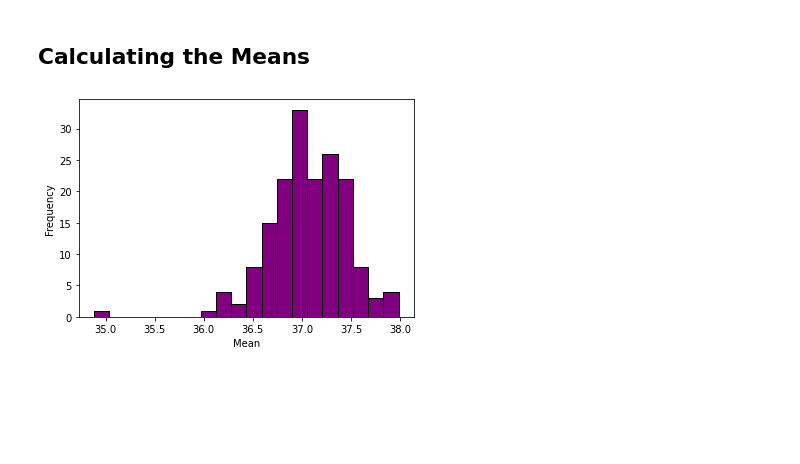
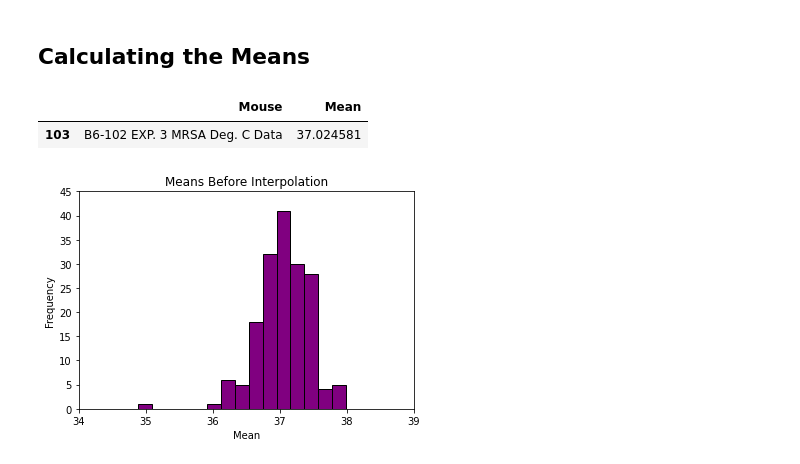
Before and after one commit to sheyaa/caterpillar_mset, a Jupyter notebook: Time_Series_and_Mean.ipynb, the cells around one changed output. Saved outputs shown, nothing was run; the diff lists cells and outputs as text; code cells hidden in the pictures; blank space fills up the shorter version.

Commit message:
Calculated updated means

```diff
--- a/Time_Series_and_Mean.ipynb
+++ b/Time_Series_and_Mean.ipynb
@@ -71,31 +71,44 @@ for i in range(len(min)):
         ax.legend() # name of the mouse
         suffix = str(i).zfill(4)
 
+
         # Add a horizontal line for the mean value
         plt.axhline(mean_value, color='r', linestyle='-', label='Mean')
 
         # Saving the Image
-        filename = "Mean/%s.png"%names # saving the file as the name of the mouse
-        fig.savefig(filename)
+        #filename = "Mean/%s.png"%names # saving the file as the name of the mouse
+        #fig.savefig(filename)
 # %% [output]
 [figure]
 # %% [markdown]
 ## Calculating the Means
 # %%
-mean = []
+mean_values = []  # List to store mean values
+mouse_names = []  # List to store mouse names
 
-# Creating each file's temperature vs. minutes
+# Calculating the mean for each mouse's time series
 for i in range(len(min)):
-    mice_min = min[i] # renaming the minutes to the current column
-    mice_temp = dfs[i] # renaming the temperature to the current column
-    x_axis = mice_min # defining the x axis
+    mice_min = min[i]  # Renaming the minutes to the current column
+    mice_temp = dfs[i]  # Renaming the temperature to the current column
+    x_axis = mice_min  # Defining the x axis
 
     # A for loop for the temperatures (extracting only the column of data frame)
     for j in range(mice_temp.shape[1]):
-        y_axis = mice_temp.iloc[:,j] # defining the y axis
+        y_axis = mice_temp.iloc[:, j]  # Defining the y axis
+        mouse_name = mice_temp.columns[j]  # Extracting the name of the column (mouse name)
 
         # Calculating the mean
-        mean_value = np.mean(y_axis)
-        mean.append(mean_value) #adding to mean vector
+        mean_value = y_axis.mean()
+
+        # Appending the mean and mouse name to the lists
+        mean_values.append(mean_value)
+        mouse_names.append(mouse_name)
+
+# Creating a DataFrame from the mean values and mouse names
+df_means = pd.DataFrame({'Mouse': mouse_names, 'Mean': mean_values})
+
+# Filter the DataFrame for a specific mouse name
+specific_mouse = 'B6-102 EXP. 3 MRSA Deg. C Data'  # Replace 'Mouse1' with the desired mouse name
+filtered_df = df_means.loc[df_means['Mouse'] == specific_mouse]
 # %%
 # Uncomment to see all the means
@@ -103,12 +116,22 @@ for i in range(len(min)):
+# %%
+filtered_df
+# %% [output]
+|  | Mouse | Mean |
+| 103 | B6-102 EXP. 3 MRSA Deg. C Data | 37.024581 |
 # %%
-mean_hist_og = plt.hist(mean, bins=20, color='purple', edgecolor='black')
+mean_hist_og = plt.hist(mean_values, bins=15, color='purple', edgecolor='black')
+# Set the y-axis limit
+plt.ylim(0,45)
+plt.xlim(34,39)
 
 # Adding x and y labels
 plt.xlabel('Mean')
 plt.ylabel('Frequency')
+plt.title('Means Before Interpolation')
+
 
 # Saving the Image
 filename1 = "Means_histogram.png"   # saving the file as the name of the mouse
 plt.savefig(filename1, facecolor='white')
 # %% [output]
-[figure, old version]
+[figure, new version]
```
Also changed, not shown: parts of 2 cells of this notebook, 1 other file.
